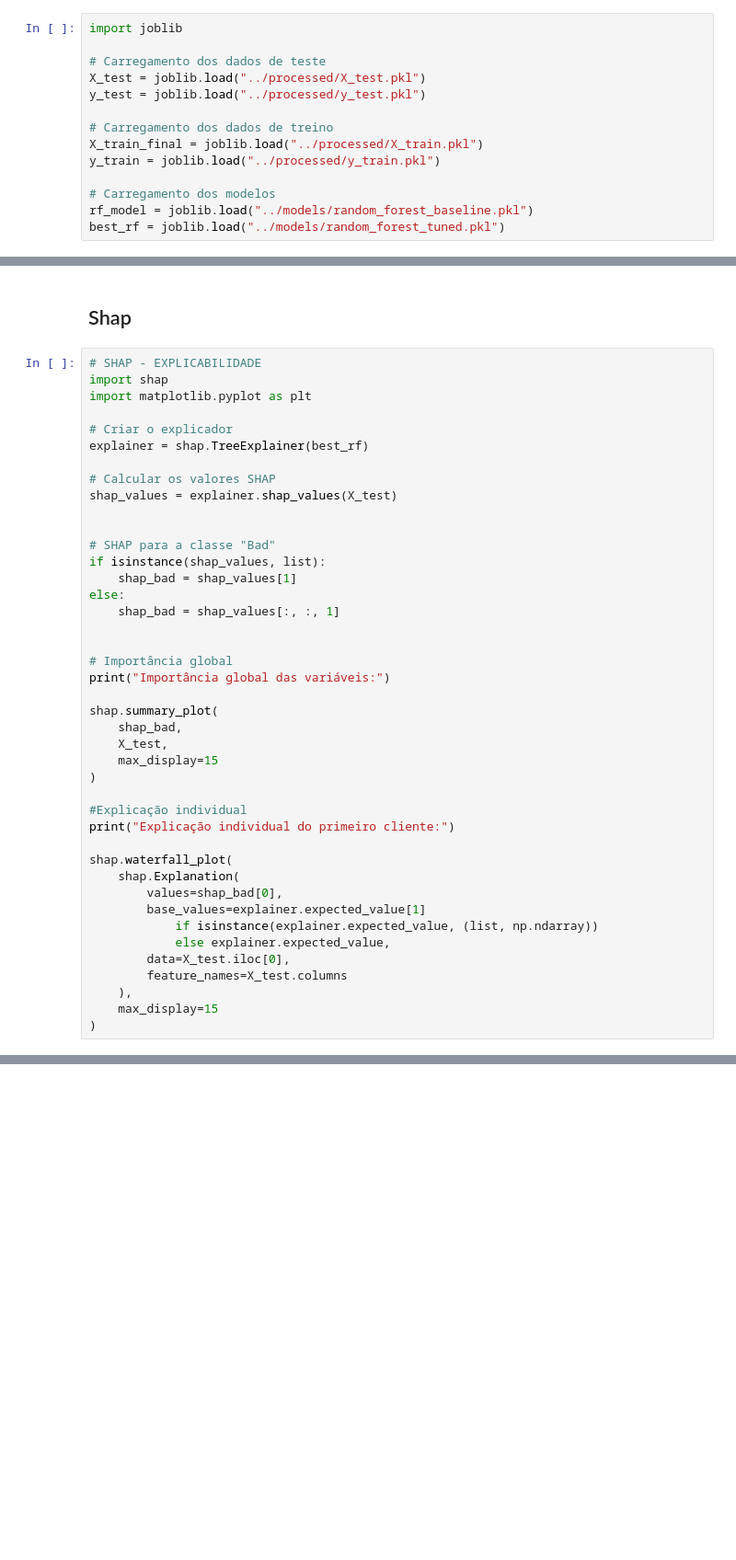
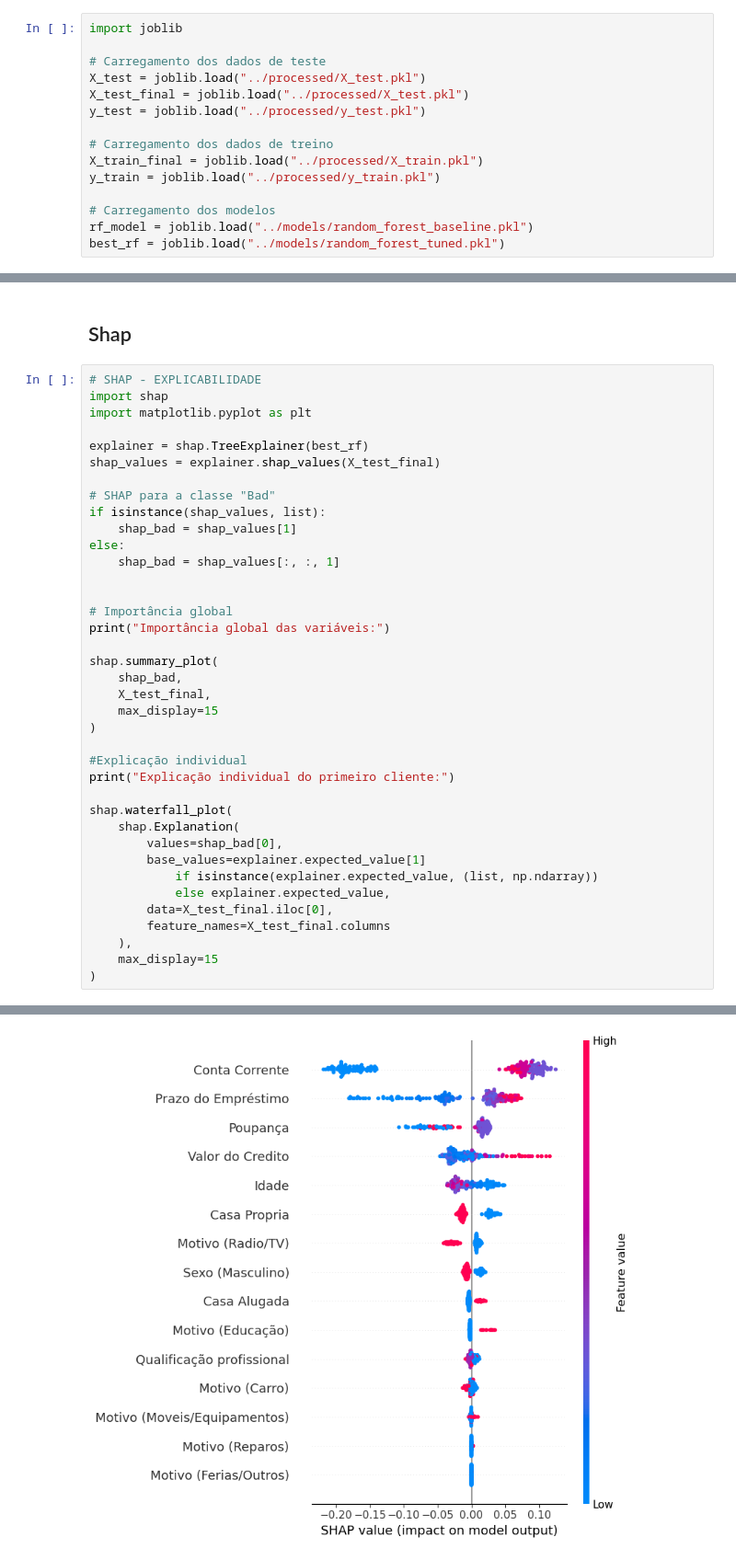
Before and after one commit to VincTorres/Credit_Risk, a Jupyter notebook: notebooks/03_Avaliacao_Modelo.ipynb, the cells around one changed output, grey strips where cells are left out. Shown at 92% size. Drawn from its saved outputs; the diff is of its cells as text; blank space fills up the shorter version.

```diff
--- a/notebooks/03_Avaliacao_Modelo.ipynb
+++ b/notebooks/03_Avaliacao_Modelo.ipynb
@@ -32,6 +32,7 @@ import joblib
 
 # Carregamento dos dados de teste
 X_test = joblib.load("../processed/X_test.pkl")
+X_test_final = joblib.load("../processed/X_test.pkl")
 y_test = joblib.load("../processed/y_test.pkl")
 
 # Carregamento dos dados de treino
@@ -211,12 +237,8 @@ O Prazo do Empréstimo, Conta Corrente (Saldo Baixo) e Valor do Crédito formam
 import shap
 import matplotlib.pyplot as plt
 
-# Criar o explicador
 explainer = shap.TreeExplainer(best_rf)
-
-# Calcular os valores SHAP
-shap_values = explainer.shap_values(X_test)
-
+shap_values = explainer.shap_values(X_test_final)
 
 # SHAP para a classe "Bad"
 if isinstance(shap_values, list):
@@ -230,7 +252,7 @@ print("Importância global das variáveis:")
 
 shap.summary_plot(
     shap_bad,
-    X_test,
+    X_test_final,
     max_display=15
 )
 
@@ -243,8 +265,9 @@ shap.waterfall_plot(
         base_values=explainer.expected_value[1]
             if isinstance(explainer.expected_value, (list, np.ndarray))
             else explainer.expected_value,
-        data=X_test.iloc[0],
-        feature_names=X_test.columns
+        data=X_test_final.iloc[0],
+        feature_names=X_test_final.columns
     ),
     max_display=15
 )
+# %% [output]
@@ -250,0 +275 @@ shap.waterfall_plot(
+[figure, added]
```
Also changed, not shown: parts of 10 cells of this notebook, 5 other files.
